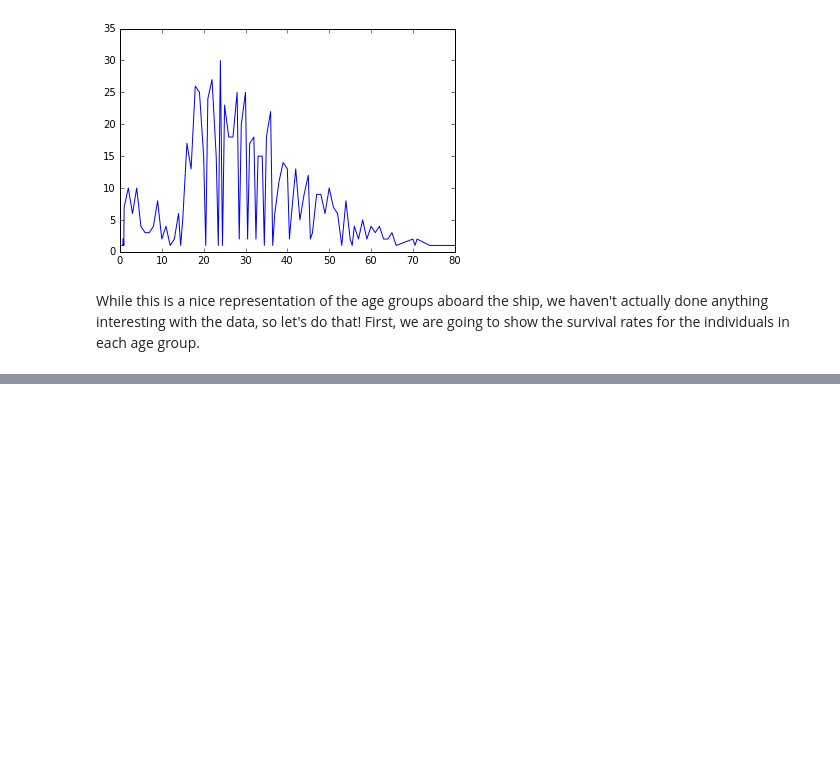
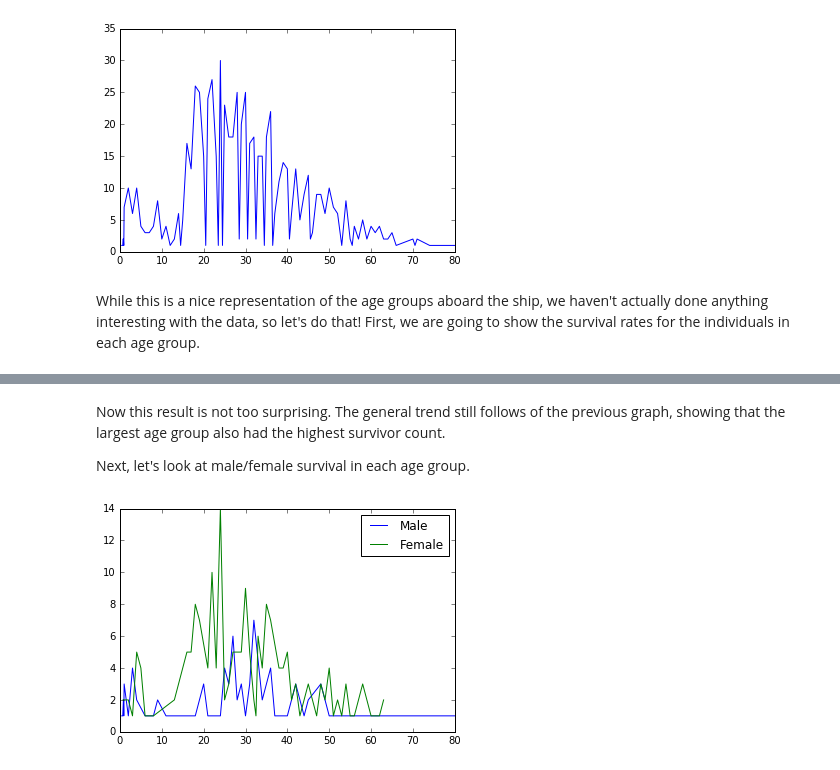
Before and after one commit to paulruvolo/DataScience16WarmupProject, a Jupyter notebook: data_exploration.ipynb, the cells around one changed output, grey strips where cells are left out. Cells and saved outputs as stored; diff of their text form; code cells hidden in the pictures; blank space fills up the shorter version.

Commit message:
initial look at dataset

```diff
--- a/data_exploration.ipynb
+++ b/data_exploration.ipynb
@@ -101,0 +93,13 @@ TypeError: float() argument must be a string or a number
+# %% [markdown]
+Now this result is not too surprising. The general trend still follows of the previous graph, showing that the largest age group also had the highest survivor count.
+
+Next, let's look at male/female survival in each age group.
+# %%
+%matplotlib inline
+
+plt.plot(data[(data.Survived == 1) & (data.Sex == 'male')].Age.value_counts().sort_index())
+plt.plot(data[(data.Survived == 1) & (data.Sex == 'female')].Age.value_counts().sort_index())
+plt.legend(['Male', 'Female'])
+plt.show()
+# %% [output]
+[figure, added]
```
Also changed, not shown: parts of 5 cells of this notebook.
